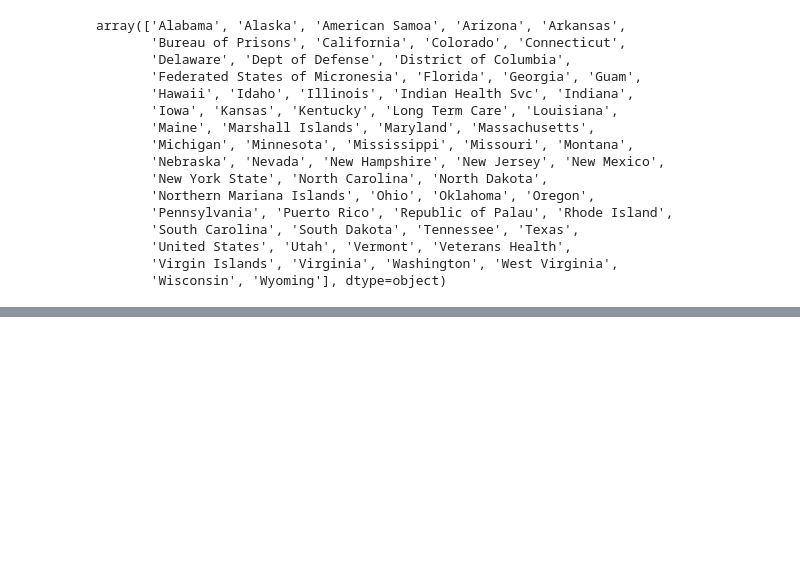
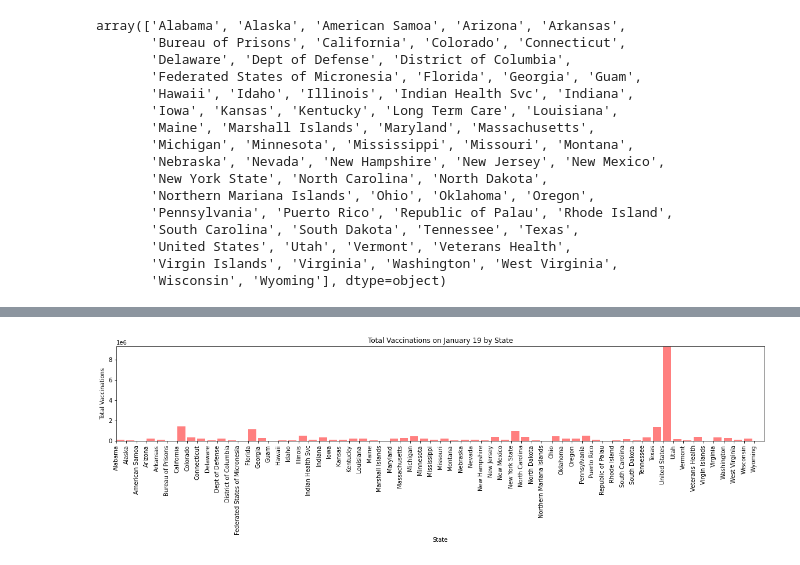
Before and after one commit to kfield1/Project-Covid, a Jupyter notebook: Vaccinations.ipynb, the cells around one changed output, grey strips where cells are left out. Cells and saved outputs as stored; diff of their text form; code cells hidden in the pictures; blank space fills up the shorter version.

Commit message:
Graphs by date

```diff
--- a/Vaccinations.ipynb
+++ b/Vaccinations.ipynb
@@ -189,0 +194,3 @@ tick_locations
+# %%
+jan_19_df=no_null_total_df[(no_null_total_df["date"]=="2021-01-19")]
+jan_19_df
@@ -189,0 +211,16 @@ tick_locations
+# %%
+x_axis = np.arange(len(jan_19_df))
+tick_locations = [value for value in x_axis]
+# %%
+plt.figure(figsize=(20,3))
+plt.bar(x_axis,jan_19_df ["total_vaccinations"], color='r', alpha=0.5, align="edge")
+plt.xticks(x_axis, jan_19_df["location"].values, rotation="vertical")
+plt.xlim(-.025, len(x_axis))
+plt.ylim(0, max(jan_12_df["total_vaccinations"])+10)
+plt.title("Total Vaccinations on January 19 by State")
+plt.xlabel("State")
+plt.ylabel("Total Vaccinations")
+#plt.tight_layout()
+plt.show()
+# %% [output]
+[figure, added]
```
Also changed, not shown: parts of 20 cells of this notebook.
